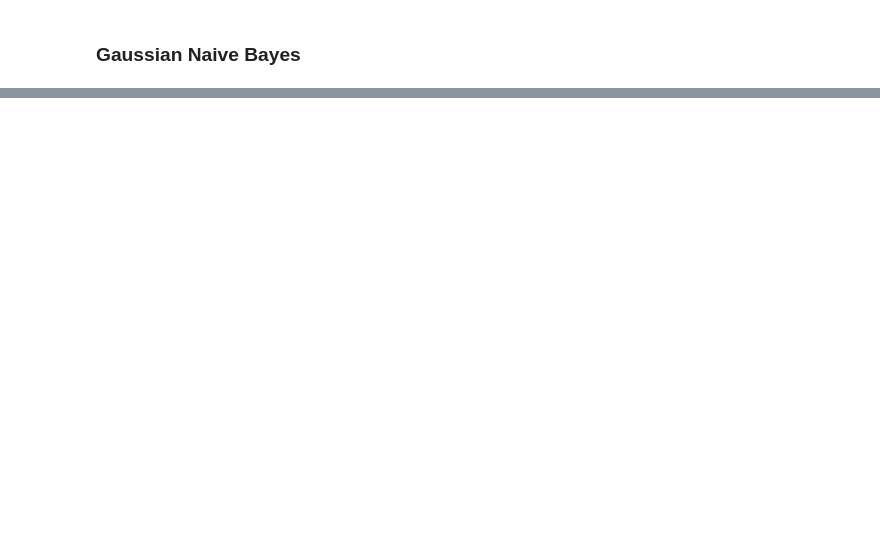
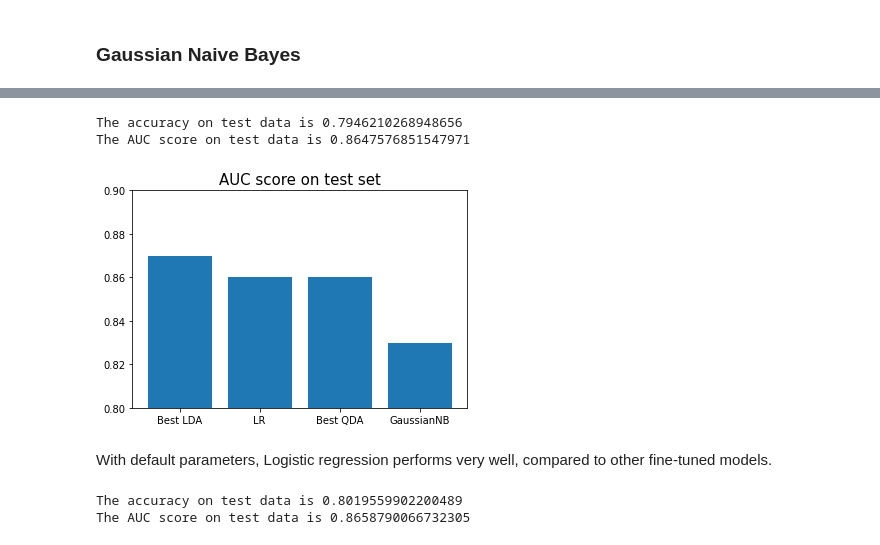
Before and after one commit to yunhao-tech/Course_project, a Jupyter notebook: IPP-Practical Machine learning/Session 3/ML_TP3.ipynb, the cells around one changed output, grey strips where cells are left out. Saved outputs shown, nothing was run; the diff lists cells and outputs as text; code cells hidden in the pictures; blank space fills up the shorter version.

```diff
--- a/IPP-Practical Machine learning/Session 3/ML_TP3.ipynb
+++ b/IPP-Practical Machine learning/Session 3/ML_TP3.ipynb
@@ -179,0 +214,28 @@ The optimal parameter is reg_param=0.63. We found that the AUC socre is better t
+# %%
+lr = LogisticRegression()
+lr.fit(pima_train_x, pima_train_y)
+print(f"The accuracy on test data is {lr.score(pima_test_x, pima_test_y)}")
+print(f"The AUC score on test data is {roc_auc_score(pima_test_y, lr.predict_proba(pima_test_x)[:, 1])}")
+# %% [output]
+The accuracy on test data is 0.7946210268948656
+The AUC score on test data is 0.8647576851547971
+# %%
+estimators = ["Best LDA", "LR", "Best QDA", "GaussianNB"]
+auc_test = [0.87, 0.86, 0.86, 0.83]
+
+plt.bar(estimators, auc_test)
+plt.title("AUC score on test set", size=15)
+plt.ylim(0.8, 0.9)
+plt.show()
+# %% [output]
+[figure, added]
+# %% [markdown]
+With default parameters, Logistic regression performs very well, compared to other fine-tuned models.
+# %%
+lr_l1 = LogisticRegression(penalty='l1', solver="saga")
+lr_l1.fit(pima_train_x, pima_train_y)
+print(f"The accuracy on test data is {lr_l1.score(pima_test_x, pima_test_y)}")
+print(f"The AUC score on test data is {roc_auc_score(pima_test_y, lr_l1.predict_proba(pima_test_x)[:, 1])}")
+# %% [output]
+The accuracy on test data is 0.8019559902200489
+The AUC score on test data is 0.8658790066732305
```
Also changed, not shown: parts of 101 cells of this notebook.
